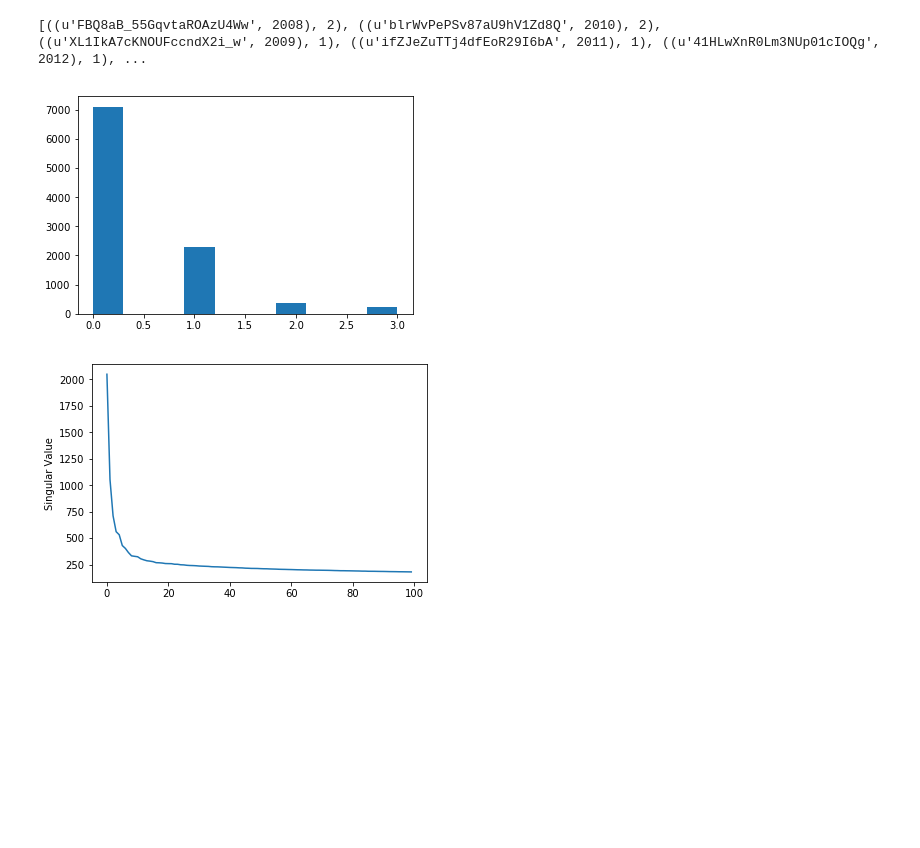
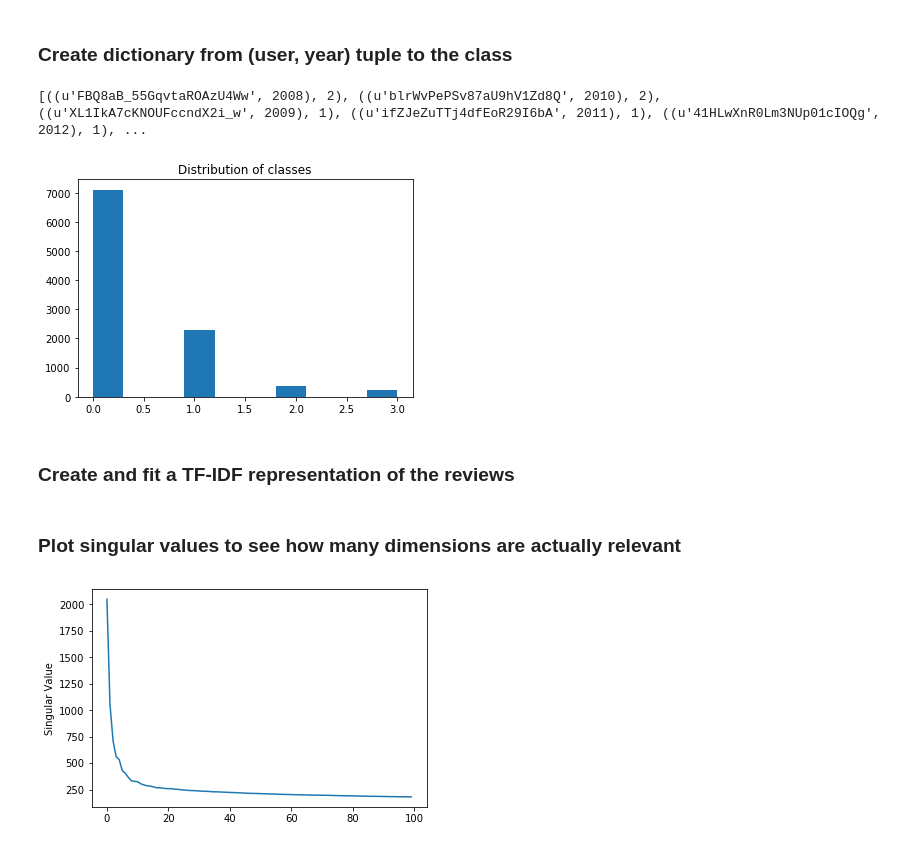
Before and after one commit to CornellDataScience/Yelp, a Jupyter notebook: salt-baes/Jason/nlp.ipynb, the cells around one changed output. Saved outputs shown, nothing was run; the diff lists cells and outputs as text; code cells hidden in the pictures; blank space fills up the shorter version.

```diff
--- a/salt-baes/Jason/nlp.ipynb
+++ b/salt-baes/Jason/nlp.ipynb
@@ -11,3 +14,5 @@ from sklearn.manifold import TSNE
+# %% [markdown]
+### Create dictionary from (user, year) tuple to the class
 # %%
 user_year_to_class = {}
 min_year = 2005
@@ -56,12 +63,17 @@ with open("yelp_academic_dataset_review.json") as f:
         classes.append(clss)
 # %%
 plt.hist(classes)
+plt.title("Distribution of classes")
 plt.show()
 # %% [output]
-[figure, old version]
+[figure, new version]
+# %% [markdown]
+### Create and fit a TF-IDF representation of the reviews
 # %%
 tfidf = TfidfVectorizer(norm=None)
 trans = tfidf.fit_transform(texts)
+# %% [markdown]
+### Plot singular values to see how many dimensions are actually relevant
 # %%
 test_kval = 100
 
```
Also changed, not shown: parts of 27 cells of this notebook.
